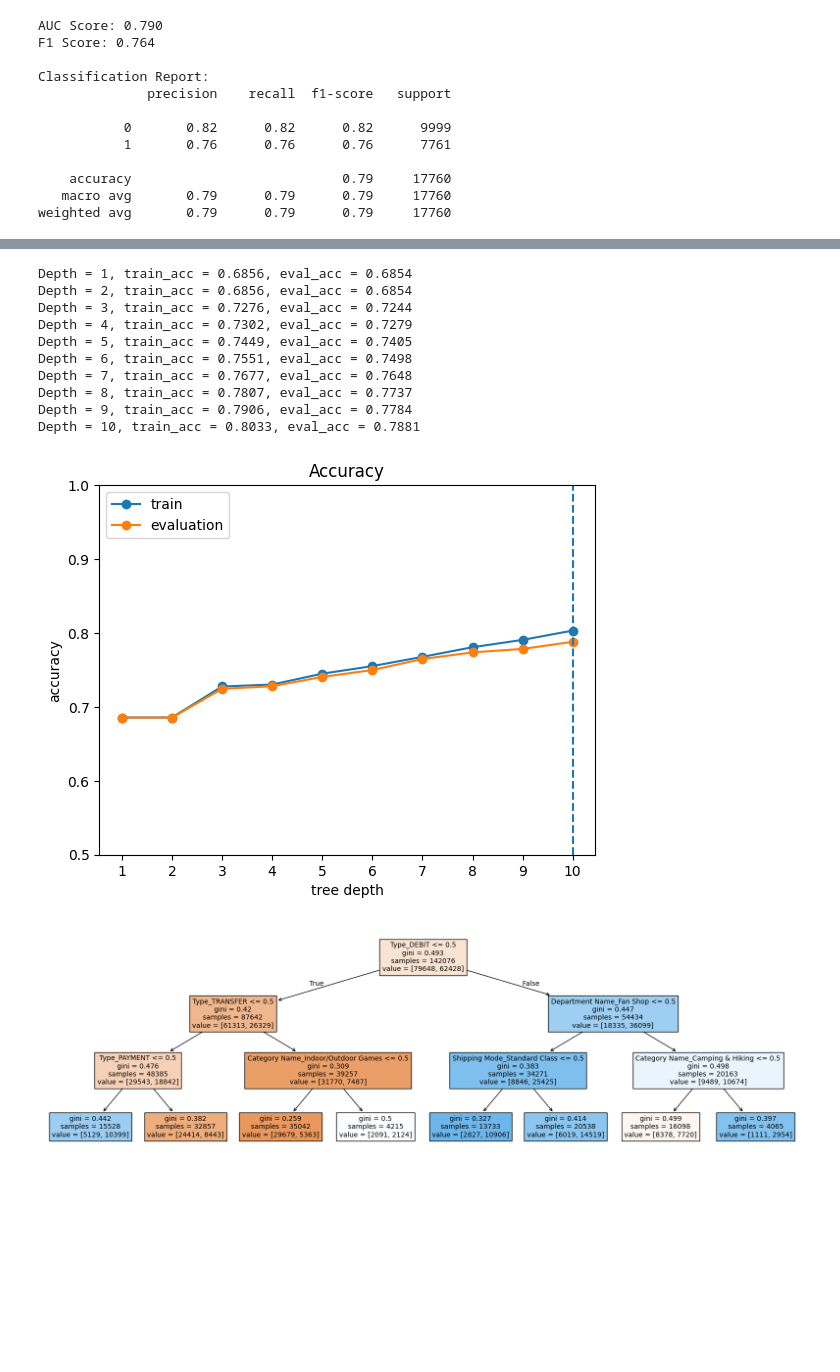
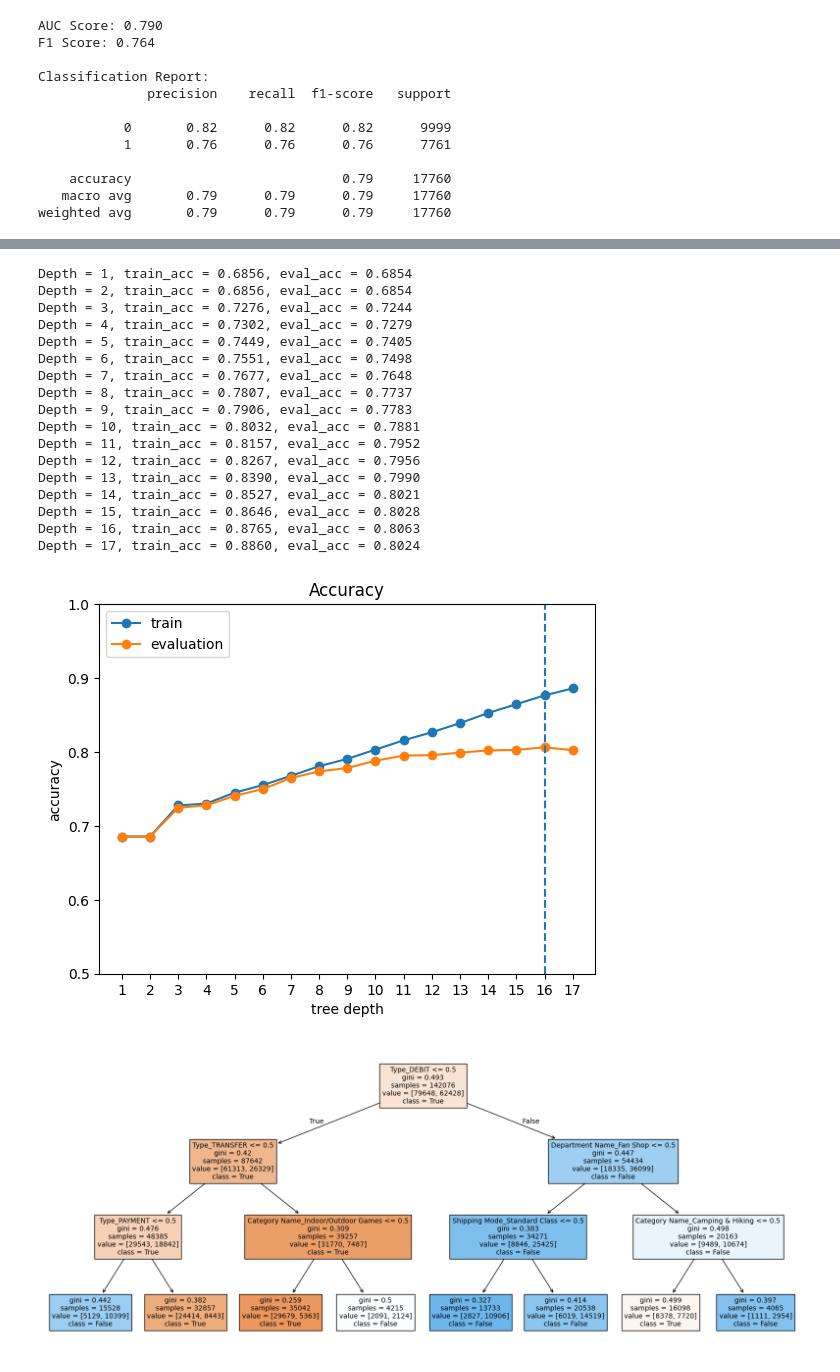
Before and after one commit to hlang014/InternalProject, a Jupyter notebook: ML_OrderStatus.ipynb, the cells around one changed output, grey strips where cells are left out. Cells and saved outputs as stored; diff of their text form; code cells hidden in the pictures; blank space fills up the shorter version.

```diff
--- a/ML_OrderStatus.ipynb
+++ b/ML_OrderStatus.ipynb
@@ -23,3 +24,8 @@ Data Cleaning
 Feature Engineering
 * Creating a new dataframe with fewer columns/variables
 * Perform onehotEncoding on categorical variables
+# %%
+df['order_date'] = pd.to_datetime(df['order date (DateOrders)'])
+df['YearMonth'] = df['order_date'].dt.to_period('M')
+
+print(df['YearMonth'])
@@ -31,6 +52,7 @@ new_df = df.drop(columns=['Customer Lname','Customer Zipcode','Order Zipcode','P
                           'Order Id','Order Item Id','Order Item Cardprod Id','shipping date (DateOrders)',
                           'order date (DateOrders)','Days for shipping (real)','Days for shipment (scheduled)',
                           'Customer City','Customer Country', 'Customer Street','Department Id','Category Id',
-                          'Latitude','Longitude', 'Order City','Order Item Discount','Product Name','Order State'])
+                          'Latitude','Longitude', 'Order City','Order Item Discount','Product Name','Order State',
+                          'order_date','YearMonth'])
 
 new_df = new_df[new_df['Department Name'] != 'Technology']
@@ -150,14 +210,17 @@ Train Test Split
 # %%
-y = encoded_status_df['Order Completed']
-x = encoded_status_df.drop('Order Completed', axis=1)
+# Setting target and feature variables
+y = encoded_status_df['Order Completed?']
+x = encoded_status_df.drop('Order Completed?', axis=1)
 
+# Splitting the data
 x_train, x_test, y_train, y_test = train_test_split(x, y, test_size=0.2, stratify=y, random_state=42)
 x_test, x_eval, y_test, y_eval = train_test_split(x_test, y_test, test_size = 0.5, random_state=42)
 
 model=DecisionTreeClassifier()
 model.fit(x_train,y_train)
 
+# Making predictions & calculating accuracy
 predictions = model.predict(x_test)
 accuracy = (y_test == predictions).mean()
-print("Decision Tree Classier: Accuracy = {:.3f}".format(accuracy))
+print("Decision Tree Classifier: Accuracy = {:.3f}".format(accuracy))
 # %% [output]
@@ -229,7 +292,7 @@ F1 Score: 0.764
 # %%
 train_acc = []
 eval_acc = []
-max_depth = 10
+max_depth = 17
 
 for d in range(1, max_depth+1):
     model = DecisionTreeClassifier(max_depth=d)
@@ -271,22 +334,30 @@ Depth = 5, train_acc = 0.7449, eval_acc = 0.7405
 Depth = 6, train_acc = 0.7551, eval_acc = 0.7498
 Depth = 7, train_acc = 0.7677, eval_acc = 0.7648
 Depth = 8, train_acc = 0.7807, eval_acc = 0.7737
-Depth = 9, train_acc = 0.7906, eval_acc = 0.7784
-Depth = 10, train_acc = 0.8033, eval_acc = 0.7881
+Depth = 9, train_acc = 0.7906, eval_acc = 0.7783
+Depth = 10, train_acc = 0.8032, eval_acc = 0.7881
+Depth = 11, train_acc = 0.8157, eval_acc = 0.7952
+Depth = 12, train_acc = 0.8267, eval_acc = 0.7956
+Depth = 13, train_acc = 0.8390, eval_acc = 0.7990
+Depth = 14, train_acc = 0.8527, eval_acc = 0.8021
+Depth = 15, train_acc = 0.8646, eval_acc = 0.8028
+Depth = 16, train_acc = 0.8765, eval_acc = 0.8063
+Depth = 17, train_acc = 0.8860, eval_acc = 0.8024
-[figure, old version]
+[figure, new version]
 # %%
-# Visualize the tree
-# plt.figure(figsize=(20,10))
+from sklearn.tree import plot_tree
+
 model=DecisionTreeClassifier(max_depth=3,
                              random_state=42)
 model.fit(x_train,y_train)
 
 feat_names = x.columns.tolist()
-plt.figure(figsize=(20,6))
-tree.plot_tree(model, feature_names = feat_names, fontsize=10, filled=True)
+plt.figure(figsize=(20,8))
+tree_plot = tree.plot_tree(model, feature_names = feat_names, fontsize=10, class_names=['True','False'], filled = True)
+
 plt.show()
 # %% [output]
-[figure, old version]
+[figure, new version]
 # %%
 # Get the feature importances from the trained model
 feature_importance = model.feature_importances_
```
Also changed, not shown: parts of 15 cells of this notebook, 1 other file.
